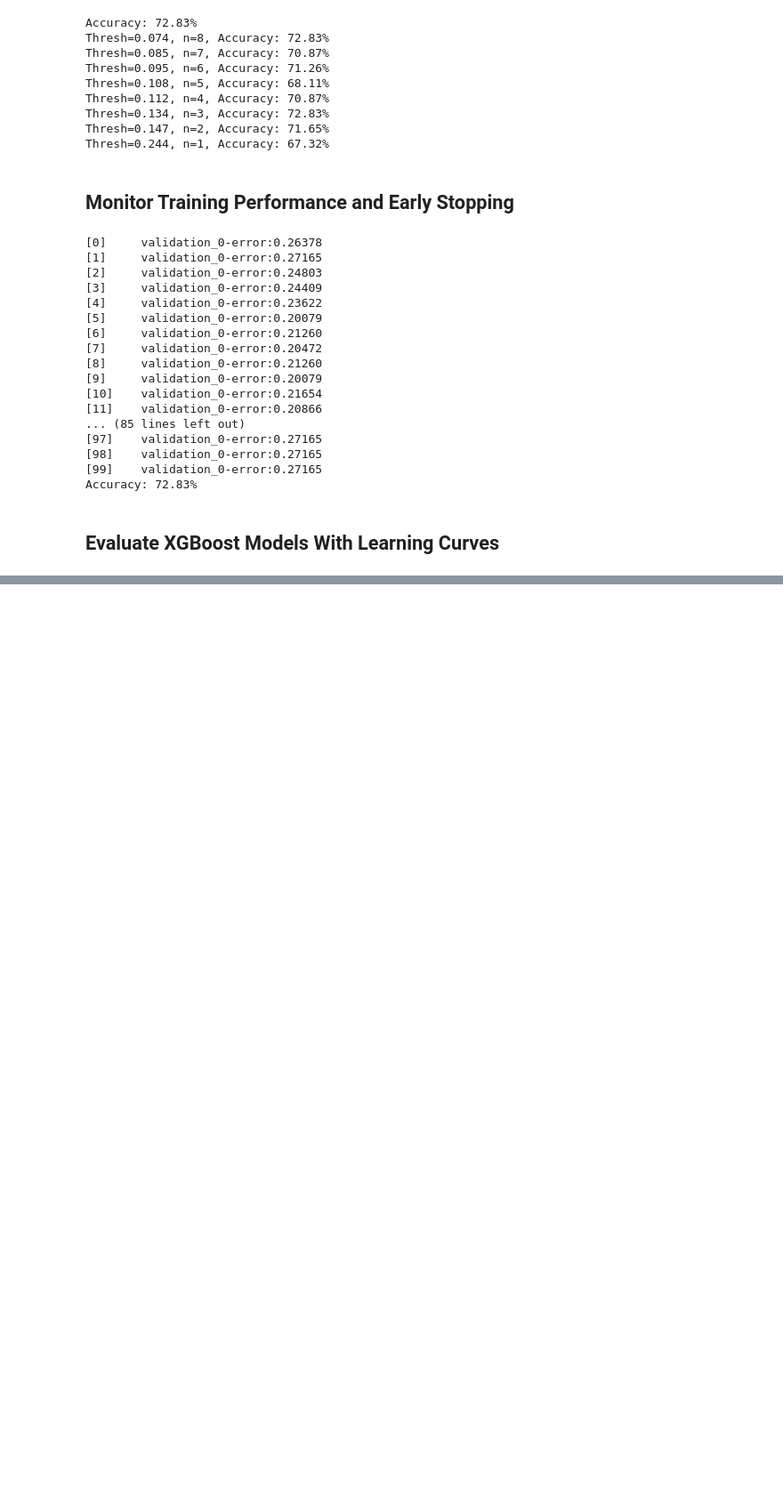
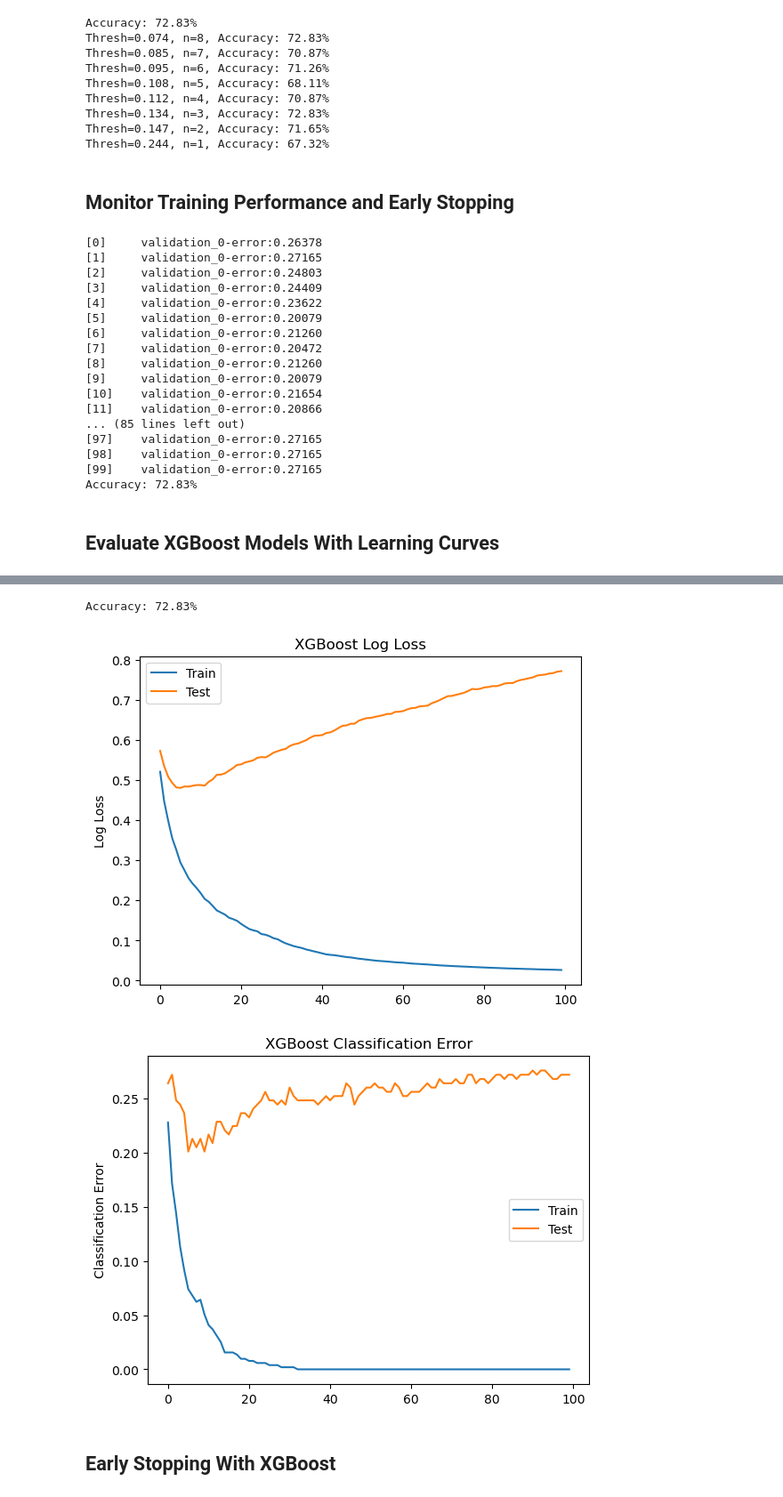
Before and after one commit to MaukanMir/-XGB-Boost-Guide, a Jupyter notebook: XGBoost-Advanced.ipynb, the cells around one changed output, grey strips where cells are left out. Shown at 89% size. Drawn from its saved outputs; the diff is of its cells as text; code cells hidden in the pictures; blank space fills up the shorter version.

Commit message:
Added new models

```diff
--- a/XGBoost-Advanced.ipynb
+++ b/XGBoost-Advanced.ipynb
@@ -139,3 +139,47 @@ print("Accuracy: %.2f%%" % (accuracy * 100.0))
 Accuracy: 72.83%
 # %% [markdown]
 ## Evaluate XGBoost Models With Learning Curves
+# %%
+# plot learning curve
+from numpy import loadtxt
+from xgboost import XGBClassifier
+from sklearn.model_selection import train_test_split
+from sklearn.metrics import accuracy_score
+from matplotlib import pyplot
+# load data
+dataset = loadtxt('data/diabetes.csv', delimiter=",")
+# split data into X and y
+X = dataset[:,0:8]
+Y = dataset[:,8]
+# split data into train and test sets
+X_train, X_test, y_train, y_test = train_test_split(X, Y, test_size=0.33, random_state=7) # fit model on training data
+model = XGBClassifier()
+eval_set = [(X_train, y_train), (X_test, y_test)]
+model.fit(X_train, y_train, eval_metric=["error", "logloss"], eval_set=eval_set,
+    verbose=True)
+# make predictions for test data
+predictions = model.predict(X_test)
+# evaluate predictions
+accuracy = accuracy_score(y_test, predictions)
+print("Accuracy: %.2f%%" % (accuracy * 100.0))
+# retrieve performance metrics
+results = model.evals_result()
+epochs = len(results['validation_0']['error'])
+x_axis = range(0, epochs)
+# plot log loss
+fig, ax = pyplot.subplots()
+ax.plot(x_axis, results['validation_0']['logloss'], label='Train')
+ax.plot(x_axis, results['validation_1']['logloss'], label='Test')
+ax.legend()
+pyplot.ylabel('Log Loss')
+pyplot.title('XGBoost Log Loss')
+pyplot.show()
+# plot classification error
+fig, ax = pyplot.subplots()
+ax.plot(x_axis, results['validation_0']['error'], label='Train')
+ax.plot(x_axis, results['validation_1']['error'], label='Test')
+ax.legend()
+pyplot.ylabel('Classification Error')
+pyplot.title('XGBoost Classification Error')
+pyplot.show()
+# %% [output]
@@ -141,0 +203,5 @@ Accuracy: 72.83%
+Accuracy: 72.83%
+[figure, added]
+[figure, added]
+# %% [markdown]
+## Early Stopping With XGBoost
```
Also changed, not shown: parts of 1 cell of this notebook.
